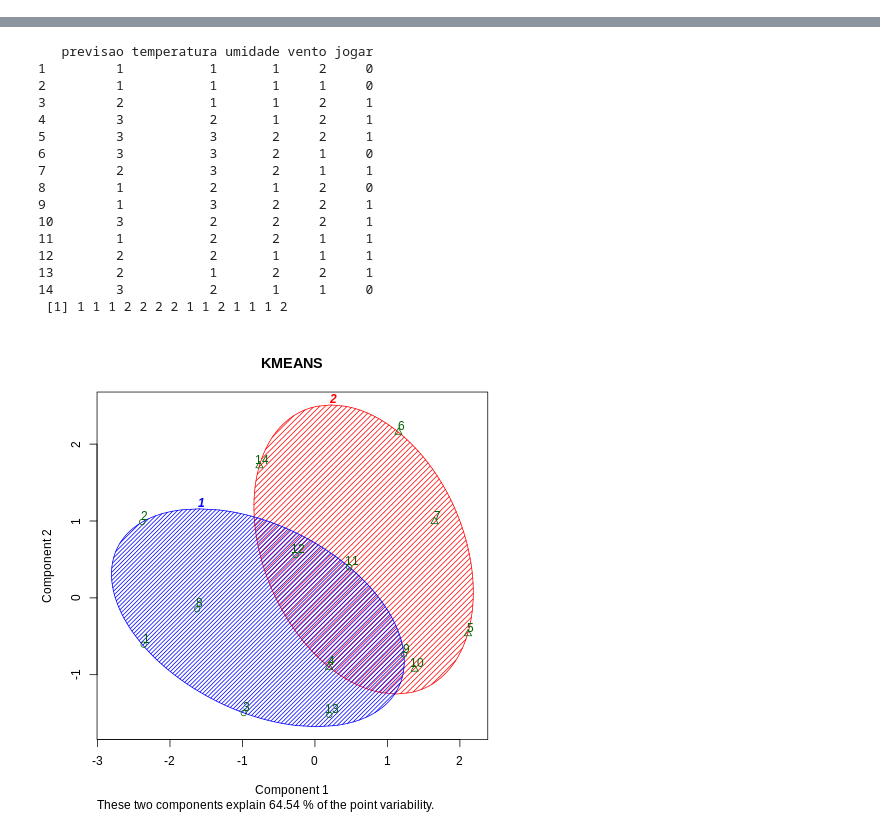
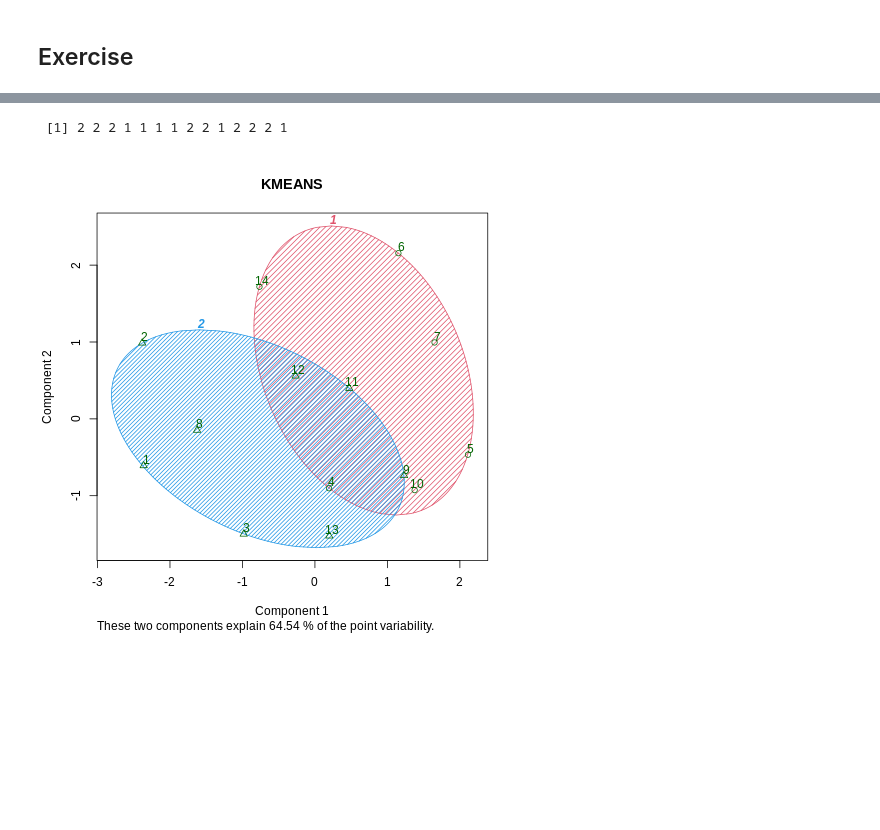
Before and after one commit to lcbjrrr/quant, a Jupyter notebook: IA_R_Assoc_Clust_KMeans.ipynb, the cells around one changed output, grey strips where cells are left out. Cells and saved outputs as stored; diff of their text form; code cells hidden in the pictures; blank space fills up the shorter version.

```diff
--- a/IA_R_Assoc_Clust_KMeans.ipynb
+++ b/IA_R_Assoc_Clust_KMeans.ipynb
@@ -69,3 +50,5 @@ clusplot(x = salario_conta, clus = k$cluster, color = T, shade = T, labels = 5,
+# %% [markdown]
+## Exercise
 # %%
 %%R
 volei <- read.csv('https://raw.githubusercontent.com/lcbjrrr/data/main/volei%20-%20ok.csv')
@@ -88,26 +71,9 @@ volei
 14        3           2       1     1     0
 # %%
 %%R
-volei <- read.csv('https://raw.githubusercontent.com/lcbjrrr/data/main/volei%20-%20ok.csv')
 k <- kmeans(x = volei,centers = 2)
-print(volei)
 print(k$cluster)
 clusplot(x = volei, clus = k$cluster, color = T, shade = T, labels = 2, lines = 1,main = "KMEANS")
 # %% [output]
-   previsao temperatura umidade vento jogar
-1         1           1       1     2     0
-2         1           1       1     1     0
-3         2           1       1     2     1
-4         3           2       1     2     1
-5         3           3       2     2     1
-6         3           3       2     1     0
-7         2           3       2     1     1
-8         1           2       1     2     0
-9         1           3       2     2     1
-10        3           2       2     2     1
-11        1           2       2     1     1
-12        2           2       1     1     1
-13        2           1       2     2     1
-14        3           2       1     1     0
- [1] 1 1 1 2 2 2 2 1 1 2 1 1 1 2
+ [1] 2 2 2 1 1 1 1 2 2 1 2 2 2 1
-[figure, old version]
+[figure, new version]
```
Also changed, not shown: parts of 6 cells of this notebook.
